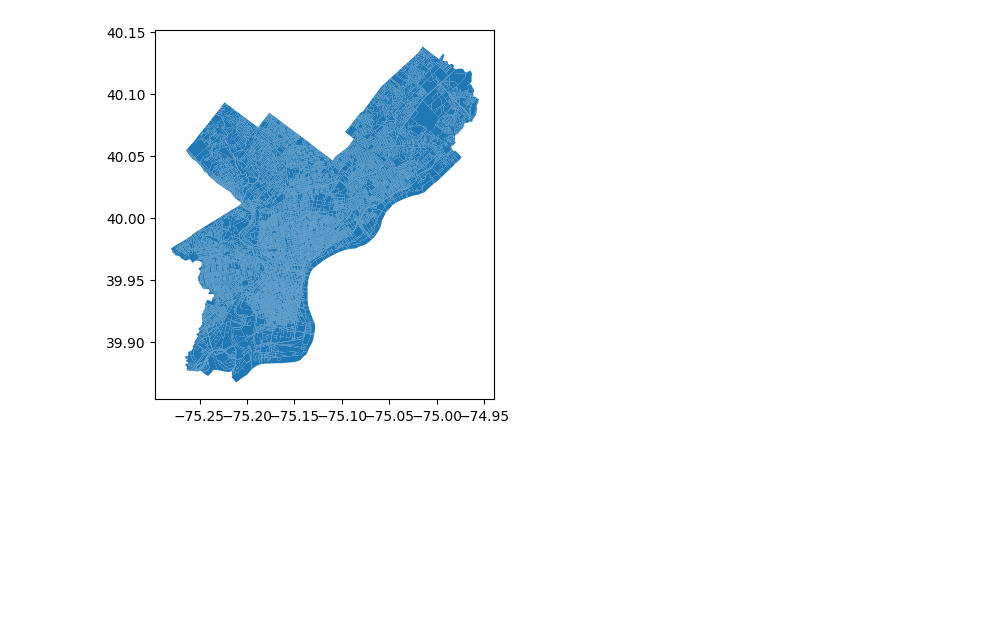
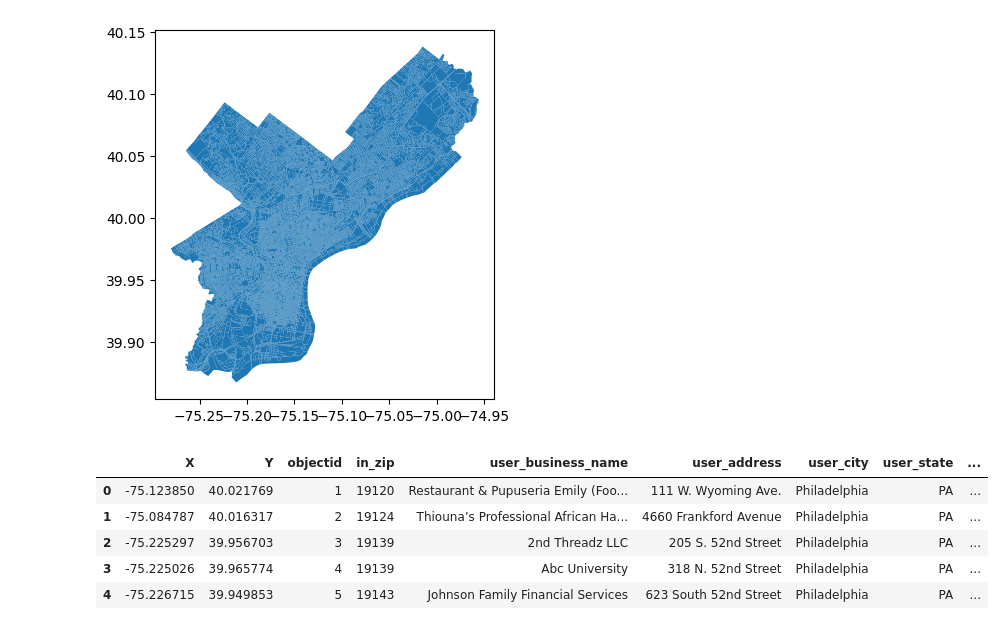
Before and after one commit to naimish75/GIS, a Jupyter notebook: ps0.ipynb, the cells around one changed output. Cells and saved outputs as stored; diff of their text form; code cells hidden in the pictures; blank space fills up the shorter version.

```diff
--- a/ps0.ipynb
+++ b/ps0.ipynb
@@ -48,3 +48,15 @@ Philly_shp.plot()
 # %% [output]
 <Axes: >
 [figure]
+# %%
+import pandas as pd
+df_ReLight = pd.read_csv('https://phl.carto.com/api/v2/sql?q=SELECT+*+FROM+red_light_camera_locations&filename=red_light_camera_locations&format=csv&skipfields=cartodb_id,the_geom,the_geom_webmercator')
+df_BCam = pd.read_csv('https://opendata.arcgis.com/api/v3/datasets/f0ac679b40384a158f675fa107fb4cfd_0/downloads/data?format=csv&spatialRefId=4326&where=1%3D1')
+df_BCam.head()
+# %% [output]
+|  | X | Y | objectid | in_zip | user_business_name | user_address | user_city | user_state | ... |
+| 0 | -75.123850 | 40.021769 | 1 | 19120 | Restaurant & Pupuseria Emily (Foo... | 111 W. Wyoming Ave. | Philadelphia | PA | ... |
+| 1 | -75.084787 | 40.016317 | 2 | 19124 | Thiouna’s Professional African Ha... | 4660 Frankford Avenue | Philadelphia | PA | ... |
+| 2 | -75.225297 | 39.956703 | 3 | 19139 | 2nd Threadz LLC | 205 S. 52nd Street | Philadelphia | PA | ... |
+| 3 | -75.225026 | 39.965774 | 4 | 19139 | Abc University | 318 N. 52nd Street | Philadelphia | PA | ... |
+| 4 | -75.226715 | 39.949853 | 5 | 19143 | Johnson Family Financial Services | 623 South 52nd Street | Philadelphia | PA | ... |
```
